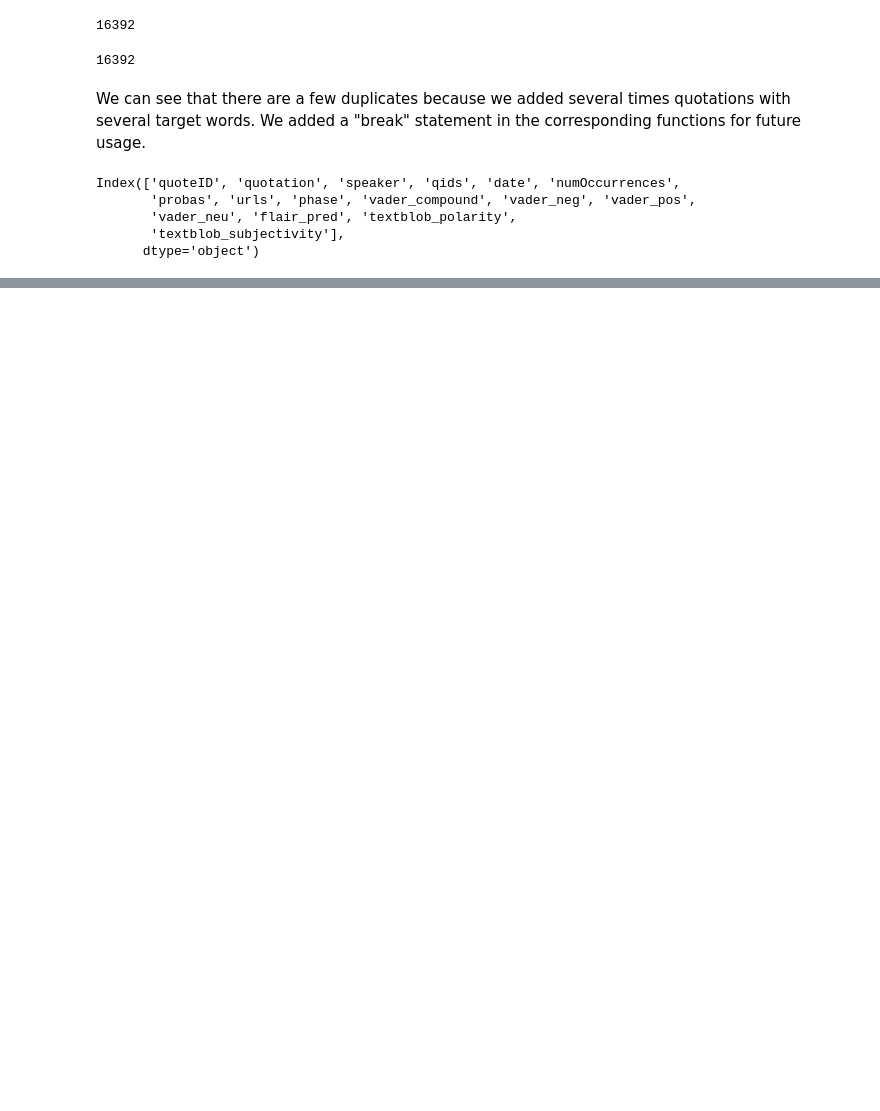
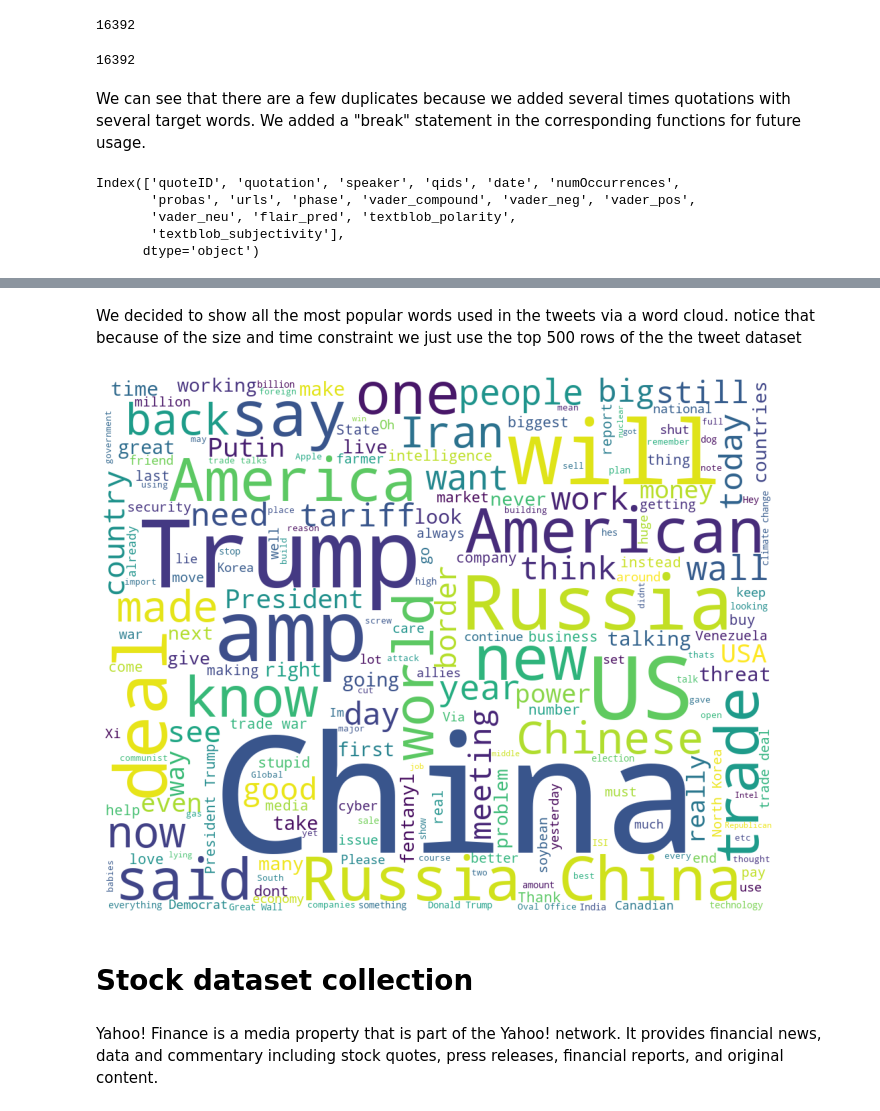
Before and after one commit to rhitamam/ada-2021-project-adaptiveness, a Jupyter notebook: US_VS_China_Trade_War.ipynb, the cells around one changed output, grey strips where cells are left out. Drawn from its saved outputs; the diff is of its cells as text; code cells hidden in the pictures; blank space fills up the shorter version.

```diff
--- a/US_VS_China_Trade_War.ipynb
+++ b/US_VS_China_Trade_War.ipynb
@@ -252,0 +335,8 @@ Index(['quoteID', 'quotation', 'speaker', 'qids', 'date', 'numOccurrences',
+# %%
+# loading csv tweets
+Path_all_tweets_2018_2019 = "/content/drive/MyDrive/ADADATASET/tweets_with_china2018.02.01-2019.02.01_new_data_US_without_verification.csv"
+
+import pandas as pd
+import numpy as np
+df_tweets = pd.read_csv(Path_all_tweets_2018_2019,usecols=range(1,9),sep=',')
+df_tweets.head()
@@ -252,0 +360,5 @@ Index(['quoteID', 'quotation', 'speaker', 'qids', 'date', 'numOccurrences',
+# %%
+import preprocessor as p
+
+df_tweets['Text']  = df_tweets.apply(lambda row: p.clean(row['Text']), axis=1)
+df_tweets.head()
@@ -252,0 +372,26 @@ Index(['quoteID', 'quotation', 'speaker', 'qids', 'date', 'numOccurrences',
+# %%
+import matplotlib as mpl
+import matplotlib.pyplot as plt
+from wordcloud import WordCloud, STOPWORDS, ImageColorGenerator
+def word_cloud(col):
+	"""
+	Takes in dataframe and plots a wordclous using matplotlib
+	"""
+	plt.subplots(figsize = (12,10))
+	wordcloud = WordCloud(
+							background_color = 'white',
+							width = 1000,
+							height = 800).generate(" ".join(col))
+	plt.imshow(wordcloud)
+	plt.axis('off')
+	plt.show()
+# %% [markdown]
+We decided to show all the most popular words used in the tweets via a word cloud. notice that because of the size and time constraint we just use the top 500 rows of the the tweet dataset
+# %%
+word_cloud(df_tweets.head(500)['Text'])
+# %% [output]
+[figure, added]
+# %% [markdown]
+# **Stock dataset collection**
+# %% [markdown]
+Yahoo! Finance is a media property that is part of the Yahoo! network. It provides financial news, data and commentary including stock quotes, press releases, financial reports, and original content.
```
Also changed, not shown: parts of 29 cells of this notebook.
